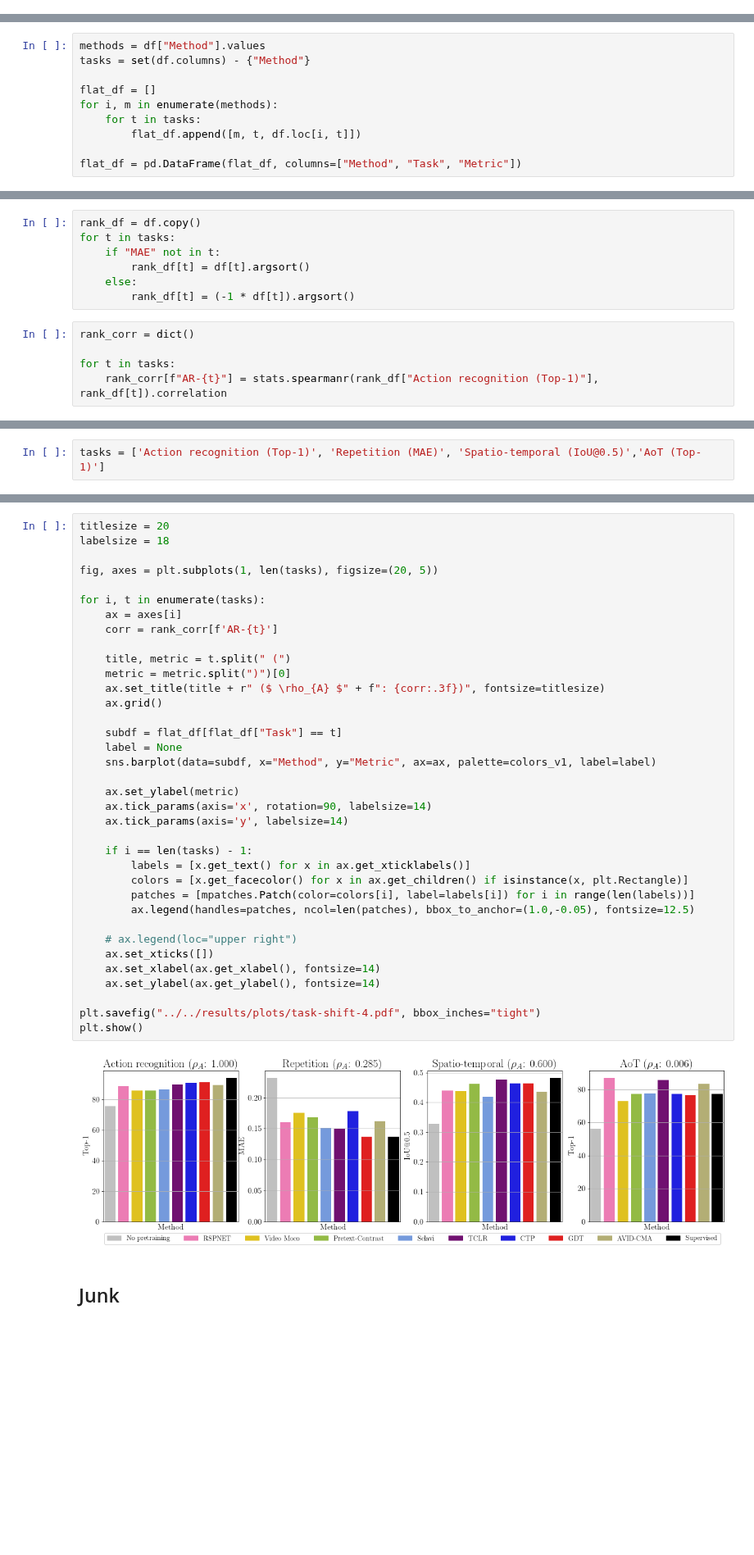
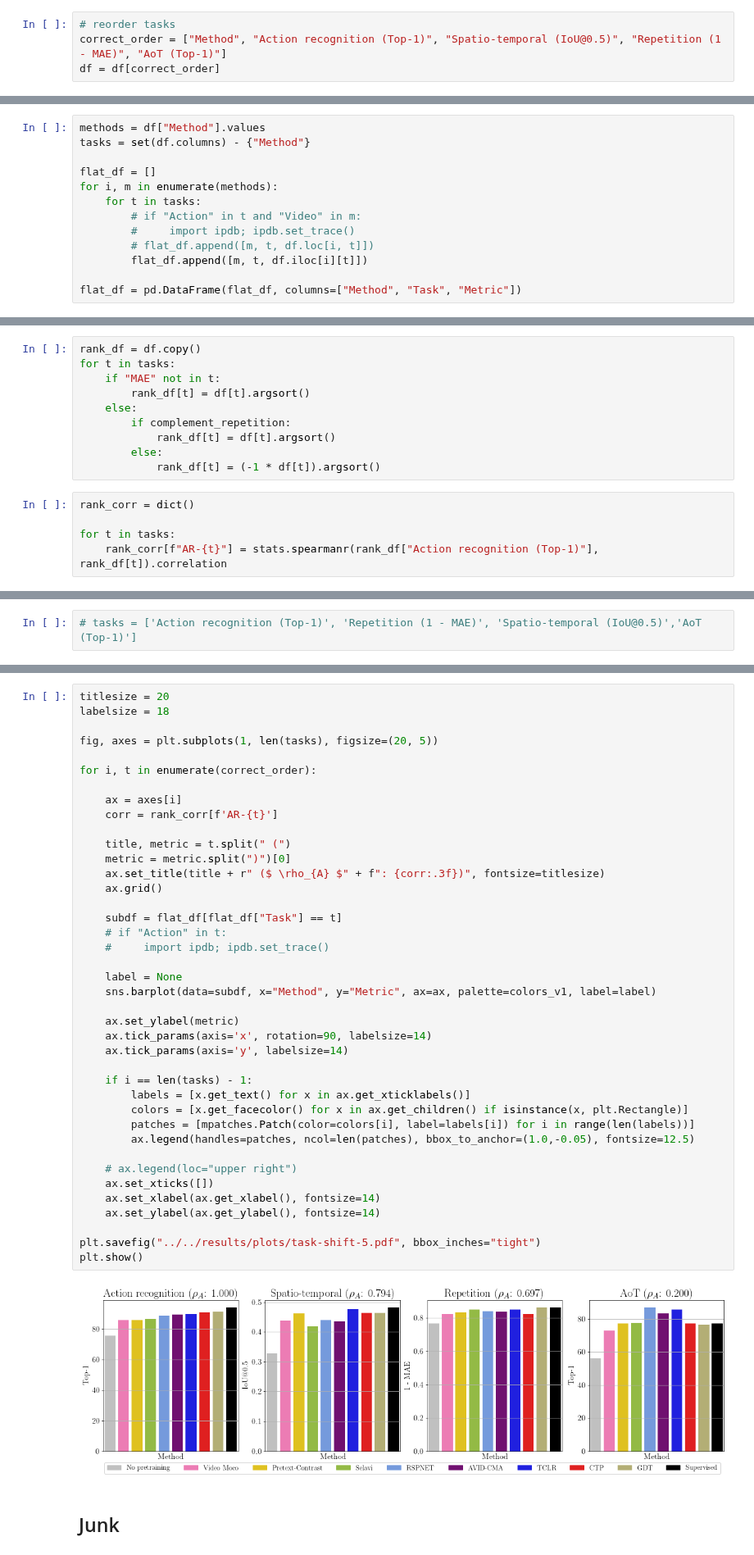
Before and after one commit to bpiyush/ViDA-SSL, a Jupyter notebook: misc/plotting/task_shift.ipynb, the cells around one changed output, grey strips where cells are left out. Shown at 82% size. Saved outputs shown, nothing was run; the diff lists cells and outputs as text; blank space fills up the shorter version.

```diff
--- a/misc/plotting/task_shift.ipynb
+++ b/misc/plotting/task_shift.ipynb
@@ -44,2 +59,6 @@ df
+# %%
+# reorder tasks
+correct_order = ["Method", "Action recognition (Top-1)", "Spatio-temporal (IoU@0.5)", "Repetition (1 - MAE)", "AoT (Top-1)"]
+df = df[correct_order]
 # %%
 df.loc[9, "Method"] = "Supervised"
@@ -50,7 +85,10 @@ tasks = set(df.columns) - {"Method"}
 flat_df = []
 for i, m in enumerate(methods):
     for t in tasks:
-        flat_df.append([m, t, df.loc[i, t]])
+        # if "Action" in t and "Video" in m:
+        #     import ipdb; ipdb.set_trace()
+        # flat_df.append([m, t, df.loc[i, t]])
+        flat_df.append([m, t, df.iloc[i][t]])
 
 flat_df = pd.DataFrame(flat_df, columns=["Method", "Task", "Metric"])
 # %%
@@ -65,7 +103,10 @@ for t in tasks:
     if "MAE" not in t:
         rank_df[t] = df[t].argsort()
     else:
-        rank_df[t] = (-1 * df[t]).argsort()
+        if complement_repetition:
+            rank_df[t] = df[t].argsort()
+        else:
+            rank_df[t] = (-1 * df[t]).argsort()
 # %%
 rank_corr = dict()
 
@@ -81,2 +122,2 @@ rank_corr
 # %%
-tasks = ['Action recognition (Top-1)', 'Repetition (MAE)', 'Spatio-temporal (IoU@0.5)','AoT (Top-1)']
+# tasks = ['Action recognition (Top-1)', 'Repetition (1 - MAE)', 'Spatio-temporal (IoU@0.5)','AoT (Top-1)']
@@ -86,38 +144,42 @@ labelsize = 18
 
 fig, axes = plt.subplots(1, len(tasks), figsize=(20, 5))
 
-for i, t in enumerate(tasks):
+for i, t in enumerate(correct_order):
+
     ax = axes[i]
     corr = rank_corr[f'AR-{t}']
 
     title, metric = t.split(" (")
     metric = metric.split(")")[0]
     ax.set_title(title + r" ($ \rho_{A} $" + f": {corr:.3f})", fontsize=titlesize)
     ax.grid()
 
     subdf = flat_df[flat_df["Task"] == t]
+    # if "Action" in t:
+    #     import ipdb; ipdb.set_trace()
+
     label = None
     sns.barplot(data=subdf, x="Method", y="Metric", ax=ax, palette=colors_v1, label=label)
 
     ax.set_ylabel(metric)
     ax.tick_params(axis='x', rotation=90, labelsize=14)
     ax.tick_params(axis='y', labelsize=14)
 
     if i == len(tasks) - 1:
         labels = [x.get_text() for x in ax.get_xticklabels()]
         colors = [x.get_facecolor() for x in ax.get_children() if isinstance(x, plt.Rectangle)]
         patches = [mpatches.Patch(color=colors[i], label=labels[i]) for i in range(len(labels))]
         ax.legend(handles=patches, ncol=len(patches), bbox_to_anchor=(1.0,-0.05), fontsize=12.5)
 
     # ax.legend(loc="upper right")
     ax.set_xticks([])
     ax.set_xlabel(ax.get_xlabel(), fontsize=14)
     ax.set_ylabel(ax.get_ylabel(), fontsize=14)
 
-plt.savefig("../../results/plots/task-shift-4.pdf", bbox_inches="tight")
+plt.savefig("../../results/plots/task-shift-5.pdf", bbox_inches="tight")
 plt.show()
 # %% [output]
-[figure, old version]
+[figure, new version]
 # %% [markdown]
 ## Junk
 # %%
```
Also changed, not shown: parts of 10 cells of this notebook, 2 other files.
